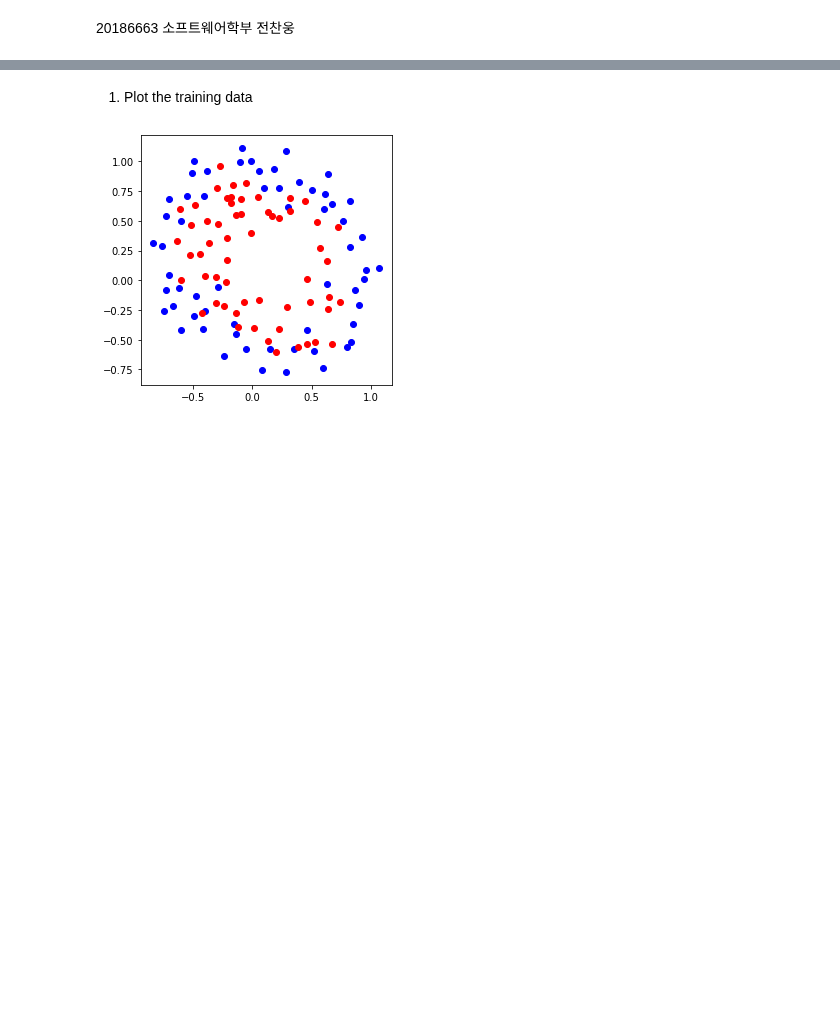
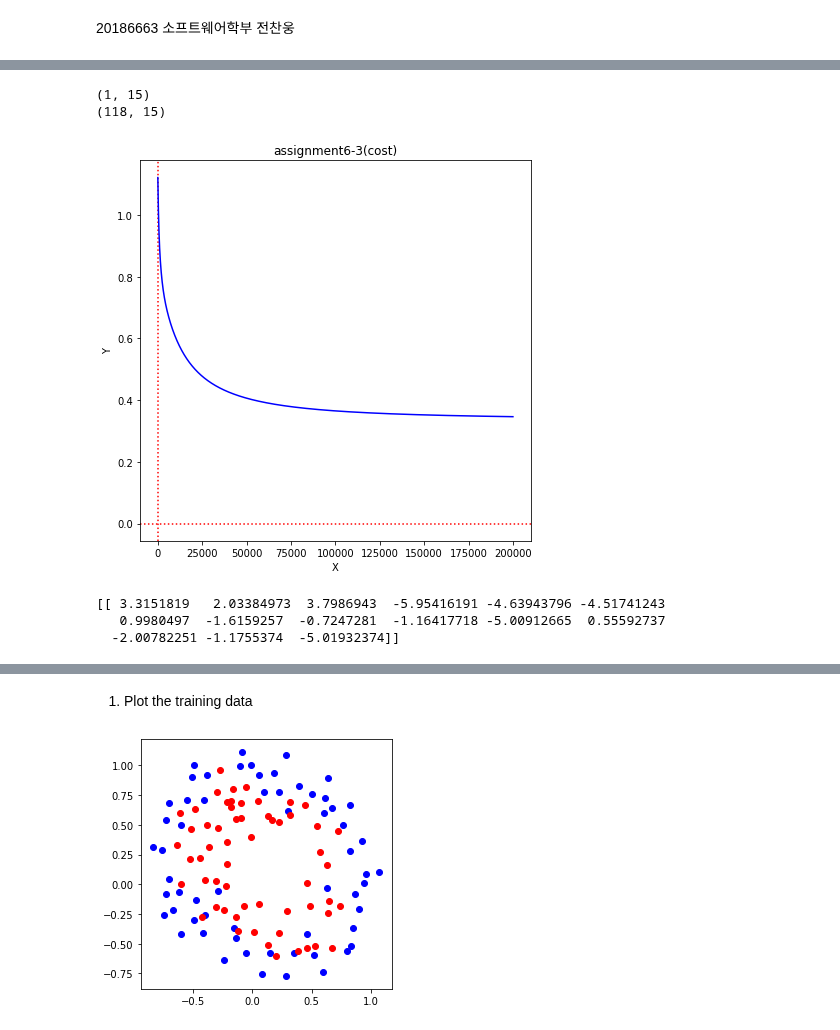
Before and after one commit to ChanWoongJeon/machinelearning, a Jupyter notebook: assignment6.ipynb, the cells around one changed output, grey strips where cells are left out. Drawn from its saved outputs; the diff is of its cells as text; code cells hidden in the pictures; blank space fills up the shorter version.

```diff
--- a/assignment6.ipynb
+++ b/assignment6.ipynb
@@ -2,0 +29,50 @@
+# %%
+theta = np.random.randn(1,15)
+xy = np.array([1, pointX[0], pointY[0], pointX[0]**2, pointX[0]*pointY[0], pointY[0]**2,pointX[0]**3,pointX[0]**2*pointY[0],pointX[0]*pointY[0]**2,pointY[0]**3, pointX[0]**4,pointX[0]**3*pointY[0],pointX[0]**2*pointY[0]**2,pointX[0]*pointY[0]**3,pointY[0]**4])
+for i in range(len(pointX)-1):
+    xy = np.vstack([xy,np.array([1, pointX[i+1], pointY[i+1], pointX[i+1]**2, pointX[i+1]*pointY[i+1], pointY[i+1]**2,pointX[i+1]**3,pointX[i+1]**2*pointY[i+1], pointX[i+1]*pointY[i+1]**2, pointY[i+1]**3, pointX[i+1]**4,pointX[i+1]**3*pointY[i+1],pointX[i+1]**2*pointY[i+1]**2,pointX[i+1]*pointY[i+1]**3,pointY[i+1]**4])])
+learning_rate = 0.005
+print(np.shape(theta))
+print(np.shape(xy))
+# %% [output]
+(1, 15)
+(118, 15)
+# %%
+cost_ = []
+accuracy_ = []
+label_np = np.array(label)
+label_np = label_np.reshape((1,118))
+for i in range(200000):
+    a=0
+    g_function = np.dot(theta,xy.T)
+    sigmoid_g = 1/(1+np.exp(-g_function))
+    for j in range(len(pointX)):
+        if label_np[0,j]== 1:
+            if sigmoid_g[0,j]>0.5:
+                a += 1
+        else:
+            if sigmoid_g[0,j]<0.5:
+                a += 1
+    accuracy_.append(a*100/len(pointX))
+    cost = np.sum(-label_np*np.log(sigmoid_g)-(1-label_np)*np.log(1-sigmoid_g))/len(pointX)
+    cost_.append(cost)
+    for j in range(15):
+        XY = xy[:,j]
+        XY = XY.reshape((1,118))
+        theta[0,j] = theta[0,j]-learning_rate*np.sum((sigmoid_g-label_np)*XY)/len(pointX)
+plt.figure(figsize=(7, 7))
+plt.axvline(x=0, color = 'r',linestyle=':')
+plt.axhline(y=0, color = 'r',linestyle=':')
+plt.title("assignment6-3(cost)")
+plt.xlabel('X')
+plt.ylabel('Y')
+plt.plot(range(200000),cost_,color='b')
+plt.show()
+# %% [output]
+[figure, added]
+# %%
+print(theta)
+# %% [output]
+[[ 3.3151819   2.03384973  3.7986943  -5.95416191 -4.63943796 -4.51741243
+   0.9980497  -1.6159257  -0.7247281  -1.16417718 -5.00912665  0.55592737
+  -2.00782251 -1.1755374  -5.01932374]]
```
Also changed, not shown: parts of 13 cells of this notebook.
